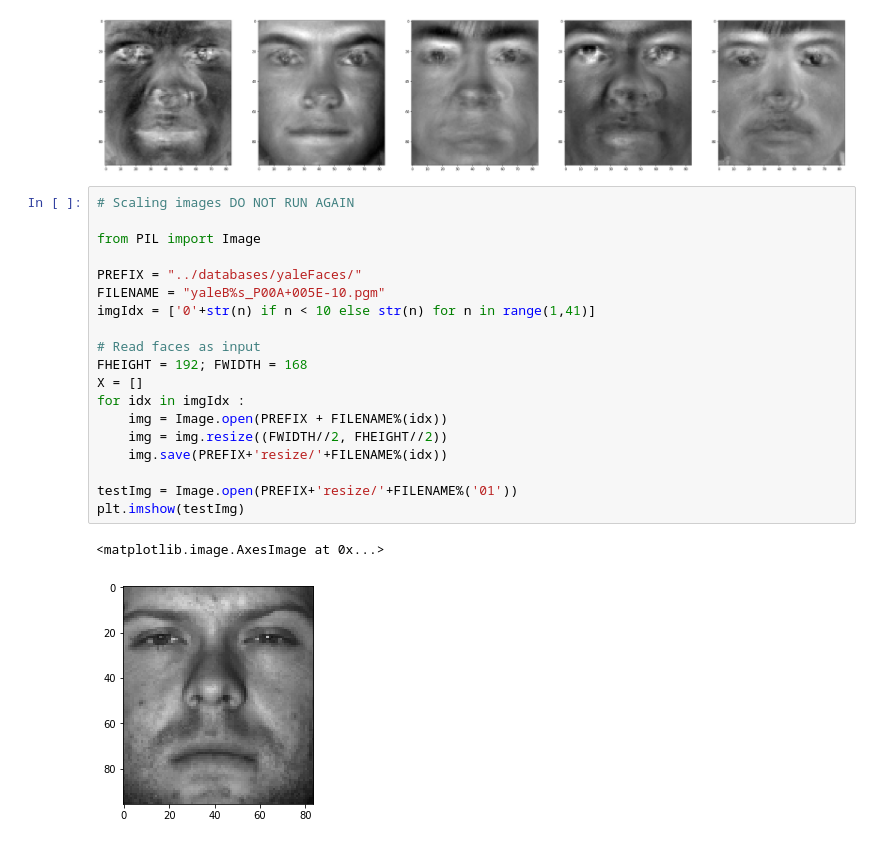
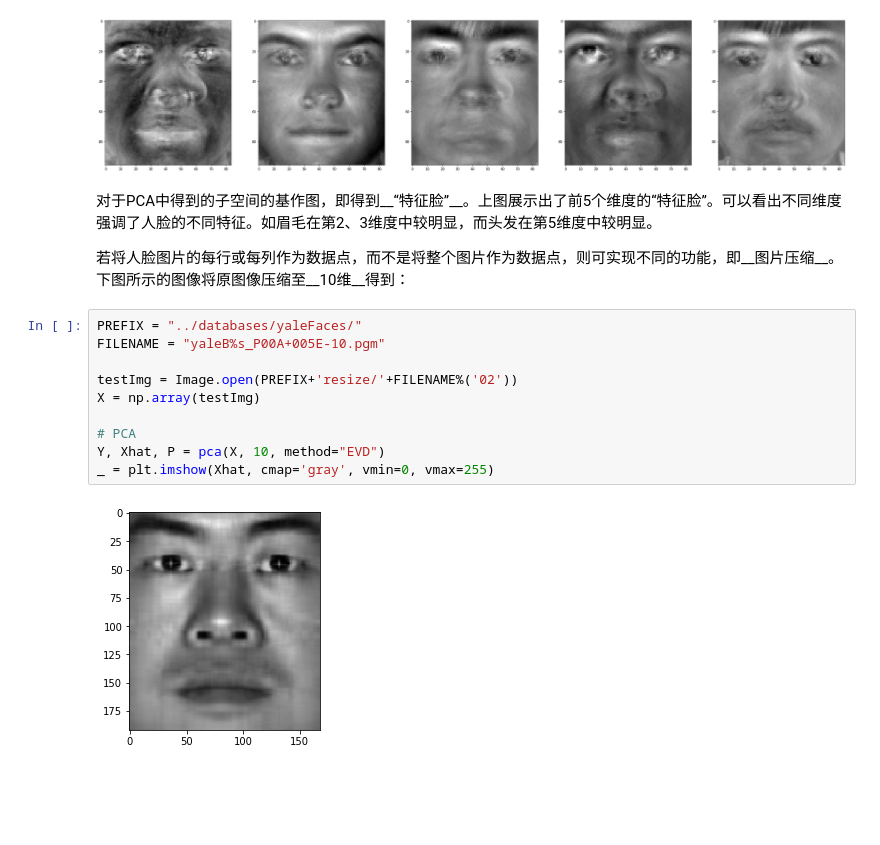
Before and after one commit to RainLiuX/machineLearning, a Jupyter notebook: PCA/PCA.ipynb, the cells around one changed output. Saved outputs shown, nothing was run; the diff lists cells and outputs as text; blank space fills up the shorter version.

```diff
--- a/PCA/PCA.ipynb
+++ b/PCA/PCA.ipynb
@@ -163,25 +255,19 @@ for i in range(20) :    #plot eigen faces
     imgTmp.save('./eigenFaces/eigen_face_'+('0'+str(i) if i < 10 else str(i))+'.pgm')
 # %% [output]
 [figure]
-# %%
-# Scaling images DO NOT RUN AGAIN
-
-from PIL import Image
-
-PREFIX = "../databases/yaleFaces/"
-FILENAME = "yaleB%s_P00A+005E-10.pgm"
-imgIdx = ['0'+str(n) if n < 10 else str(n) for n in range(1,41)]
-
-# Read faces as input
-FHEIGHT = 192; FWIDTH = 168
-X = []
-for idx in imgIdx :
-    img = Image.open(PREFIX + FILENAME%(idx))
-    img = img.resize((FWIDTH//2, FHEIGHT//2))
-    img.save(PREFIX+'resize/'+FILENAME%(idx))
-
-testImg = Image.open(PREFIX+'resize/'+FILENAME%('01'))
-plt.imshow(testImg)
-# %% [output]
-<matplotlib.image.AxesImage at 0x...>
-[figure, removed]
+# %% [markdown]
+对于PCA中得到的子空间的基作图，即得到__“特征脸”__。上图展示出了前5个维度的“特征脸”。可以看出不同维度强调了人脸的不同特征。如眉毛在第2、3维度中较明显，而头发在第5维度中较明显。
+
+若将人脸图片的每行或每列作为数据点，而不是将整个图片作为数据点，则可实现不同的功能，即__图片压缩__。下图所示的图像将原图像压缩至__10维__得到：
+# %%
+PREFIX = "../databases/yaleFaces/"
+FILENAME = "yaleB%s_P00A+005E-10.pgm"
+
+testImg = Image.open(PREFIX+'resize/'+FILENAME%('02'))
+X = np.array(testImg)
+
+# PCA
+Y, Xhat, P = pca(X, 10, method="EVD")
+_ = plt.imshow(Xhat, cmap='gray', vmin=0, vmax=255)
+# %% [output]
+[figure, added]
```
Also changed, not shown: parts of 10 cells of this notebook, 40 other files.
